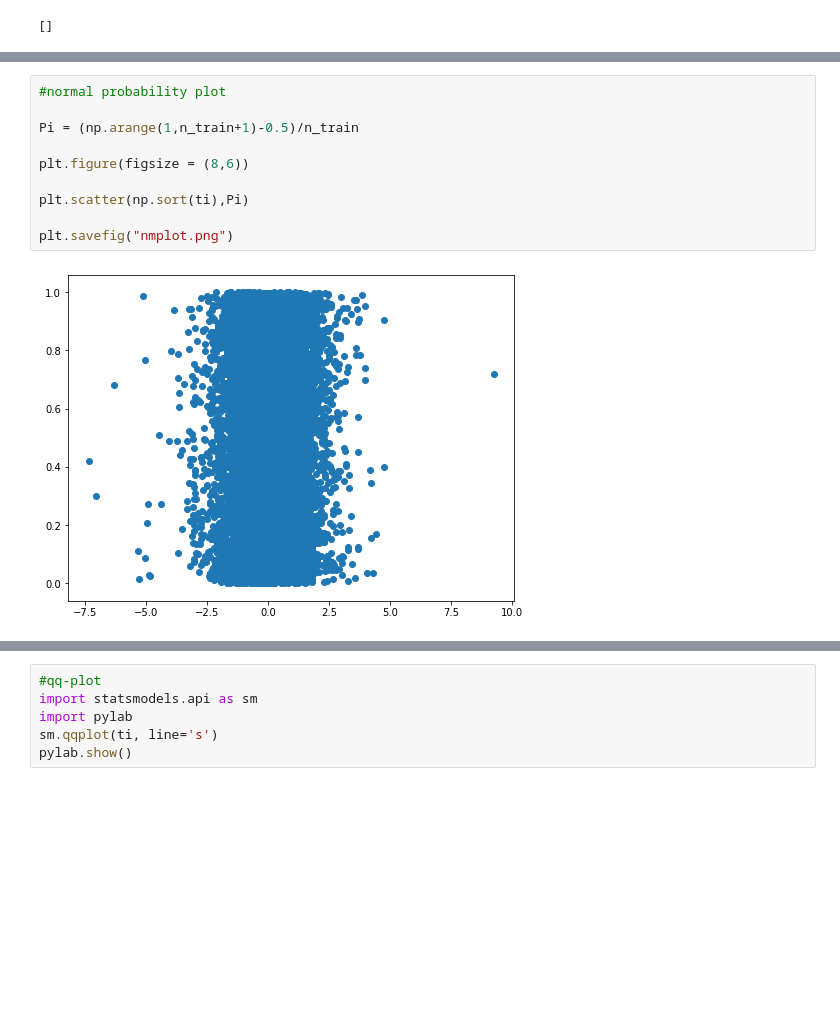
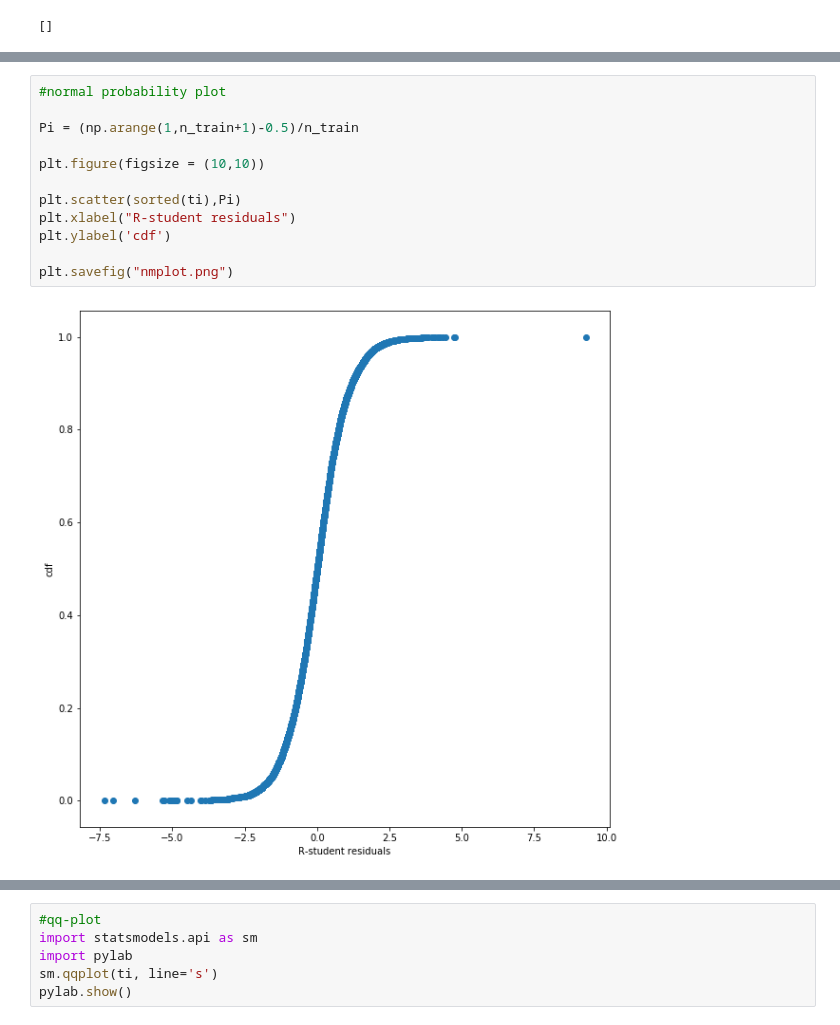
Before and after one commit to Jasminexxv/STA3010-project, a Jupyter notebook: CaliforniaHousing/STA3010_project.ipynb, the cells around one changed output, grey strips where cells are left out. Drawn from its saved outputs; the diff is of its cells as text; blank space fills up the shorter version.

```diff
--- a/CaliforniaHousing/STA3010_project.ipynb
+++ b/CaliforniaHousing/STA3010_project.ipynb
@@ -282,12 +277,14 @@ outliers1
 # %%
 #normal probability plot
 
 Pi = (np.arange(1,n_train+1)-0.5)/n_train
 
-plt.figure(figsize = (8,6))
+plt.figure(figsize = (10,10))
 
-plt.scatter(np.sort(ti),Pi)
+plt.scatter(sorted(ti),Pi)
+plt.xlabel("R-student residuals")
+plt.ylabel('cdf')
 
 plt.savefig("nmplot.png")
 # %% [output]
-[figure, old version]
+[figure, new version]
```
Also changed, not shown: parts of 55 cells of this notebook, 11 other files.
